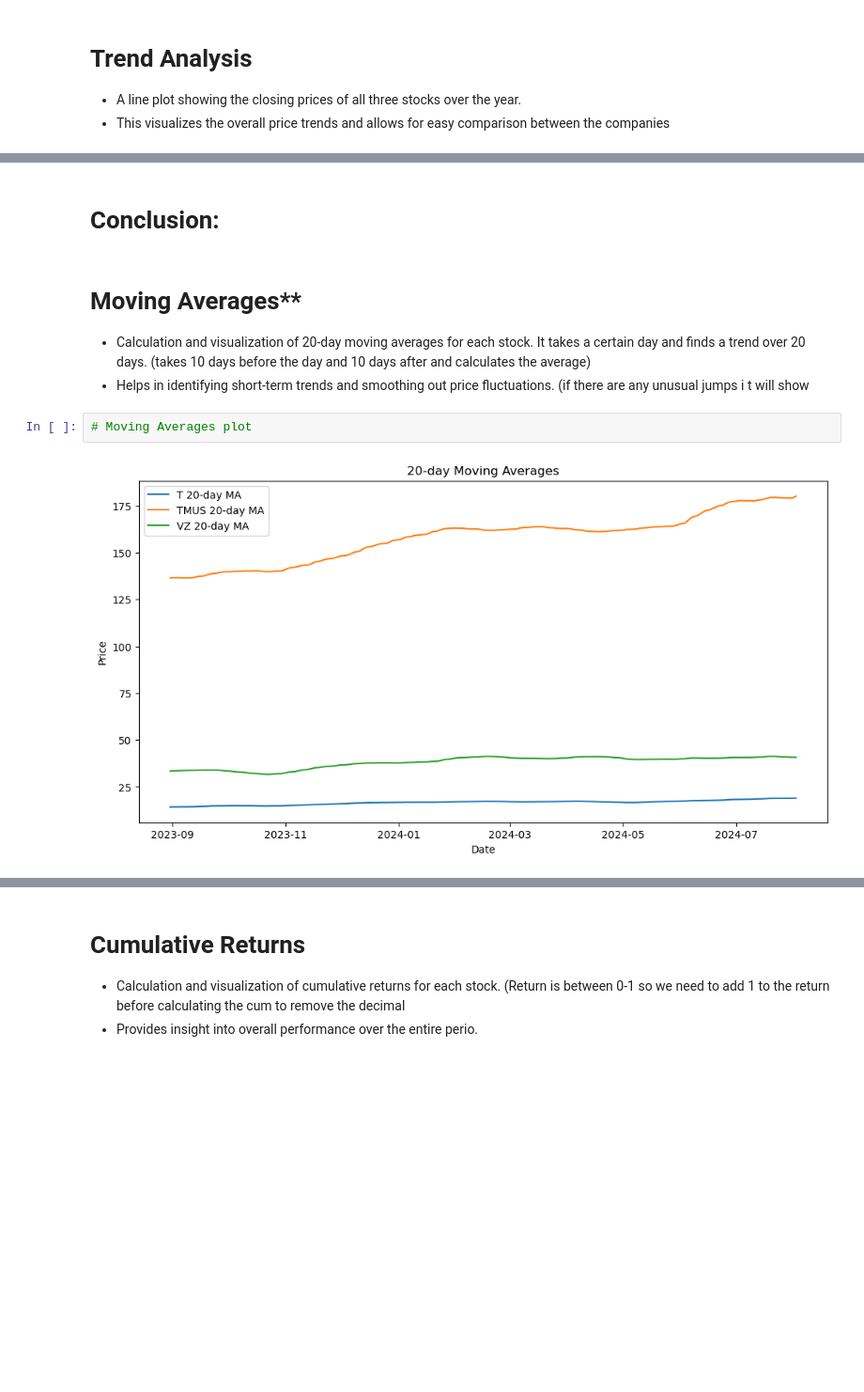
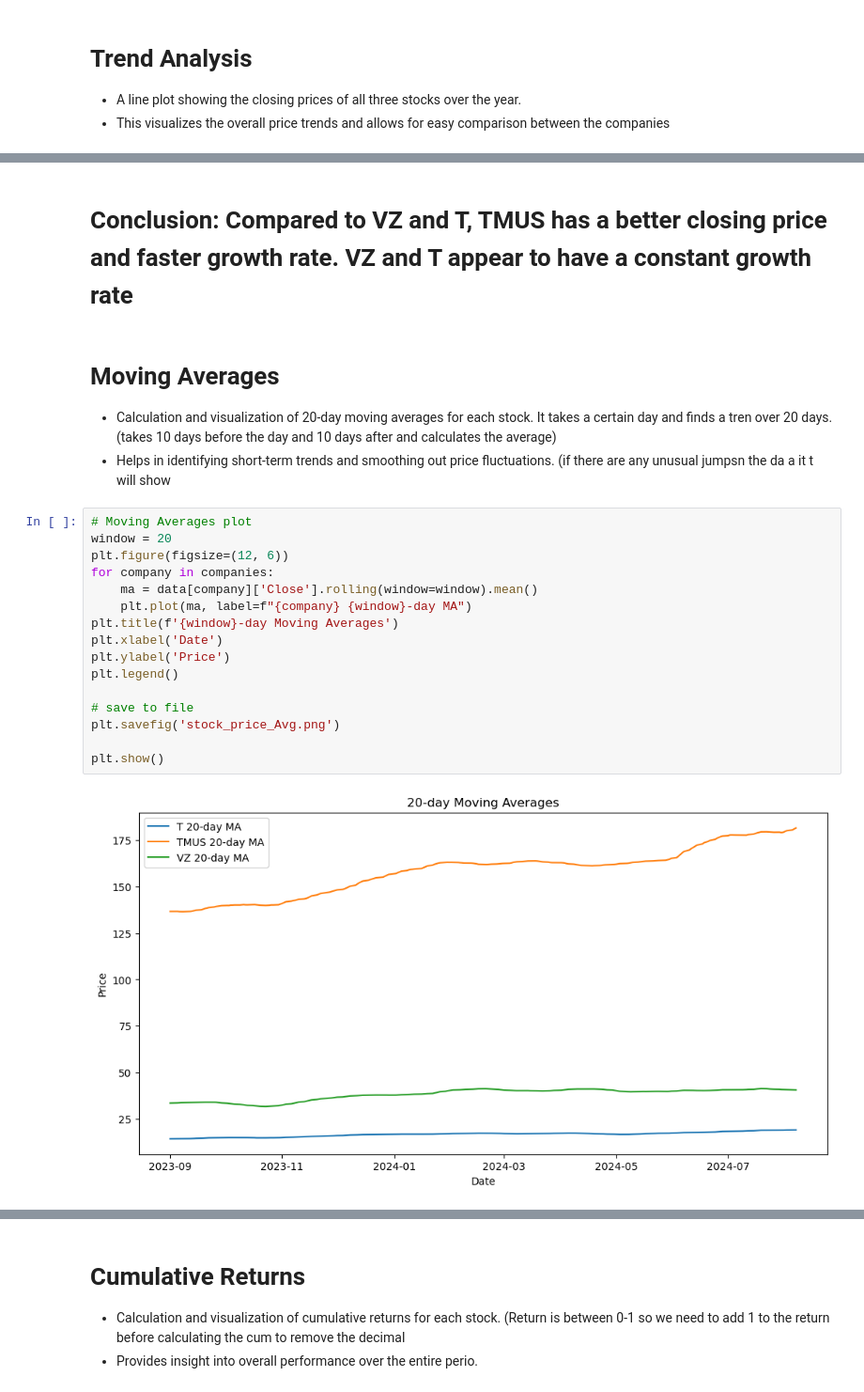
Before and after one commit to Yelemam/Project1-Telecom-Stock, a Jupyter notebook: Telecom_Stock.ipynb, the cells around one changed output, grey strips where cells are left out. Shown at 94% size. Cells and saved outputs as stored; diff of their text form; blank space fills up the shorter version.

```diff
--- a/Telecom_Stock.ipynb
+++ b/Telecom_Stock.ipynb
@@ -143,11 +144,25 @@ plt.savefig('stock_prices.png')
 # %% [markdown]
-# Conclusion:
+# Conclusion: Compared to VZ and T, TMUS has a better closing price and faster growth rate. VZ and T appear to have a constant growth rate
 # %% [markdown]
-# Moving Averages**
-   - Calculation and visualization of 20-day moving averages for each stock. It takes a certain day and finds a trend     over 20 days. (takes 10 days before the day and 10 days after and calculates the average)
-   - Helps in identifying short-term trends and smoothing out price fluctuations. (if there are any unusual jumps i     t will show
+# Moving Averages
+   - Calculation and visualization of 20-day moving averages for each stock. It takes a certain day and finds a tren  over 20 days.             (takes 10 days before the day and 10 days after and calculates the average)
+   - Helps in identifying short-term trends and smoothing out price fluctuations. (if there are any unusual jumpsn the da a it t will show
 # %%
 # Moving Averages plot
+window = 20
+plt.figure(figsize=(12, 6))
+for company in companies:
+    ma = data[company]['Close'].rolling(window=window).mean()
+    plt.plot(ma, label=f"{company} {window}-day MA")
+plt.title(f'{window}-day Moving Averages')
+plt.xlabel('Date')
+plt.ylabel('Price')
+plt.legend()
+
+# save to file
+plt.savefig('stock_price_Avg.png')
+
+plt.show()
 # %% [output]
-[figure, old version]
+[figure, new version]
 # %% [markdown]
```
Also changed, not shown: parts of 16 cells of this notebook, 5 other files.
